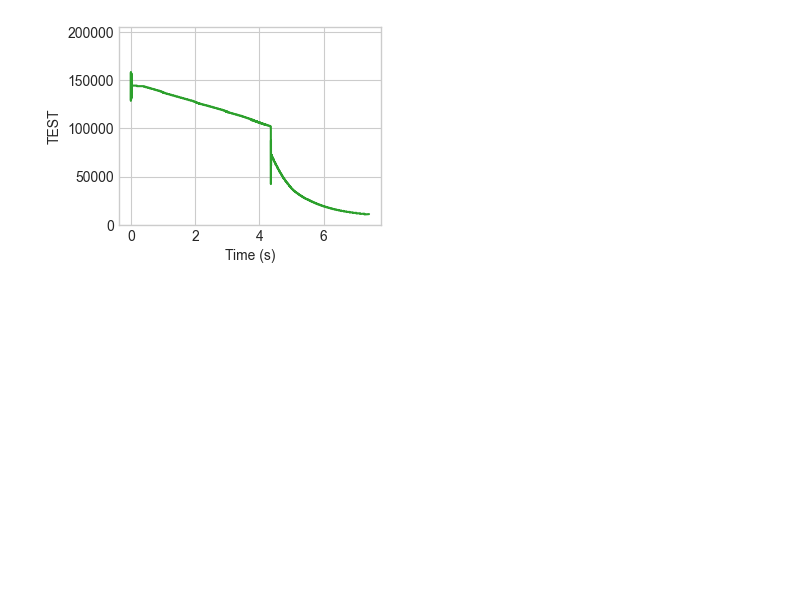
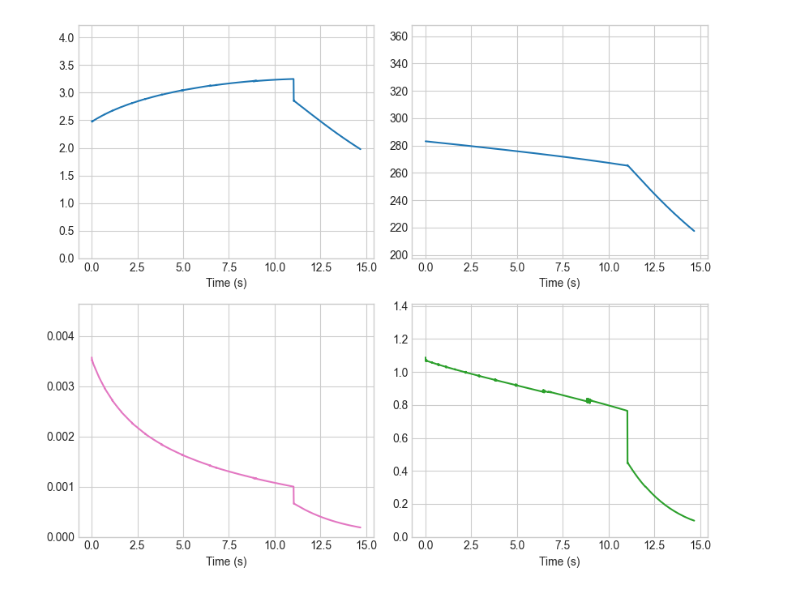
Before and after one commit to PWrInSpace/HybridSim, a Jupyter notebook: simulator.ipynb, the cells around one changed output. Saved outputs shown, nothing was run; the diff lists cells and outputs as text; code cells hidden in the pictures; blank space fills up the shorter version.

```diff
--- a/simulator.ipynb
+++ b/simulator.ipynb
@@ -575,11 +430,35 @@ O/F ratio: 5.195032262230734
 # %%
-plt.subplot(224);
-foo=exit_pressure_data
-plt.plot(time_data, foo, 'C2');
-plt.xlabel('Time (s)');
-plt.ylabel('TEST');
-plt.ylim(0, max(foo)*1.3);
-plt.tight_layout();
-plt.show()
+
+#Quick graphs for other, less important data
+fooo1=of_data
+fooo2=temp_data
+fooo3=rdot_data
+fooo4=pres_exit_data
+
+plt.figure(figsize=(8.5, 7))
+plt.subplot(221)
+plt.plot(time_data, fooo1, 'C0')
+plt.ylim(0, max(fooo1)*1.3)
+plt.xlabel('Time (s)')
+plt.legend()
+plt.tight_layout()
+
+plt.subplot(222)
+plt.plot(time_data, fooo2)
+plt.xlabel('Time (s)')
+plt.ylim(min(fooo2)-20, max(fooo2)*1.3)
+plt.tight_layout()
+
+plt.subplot(223)
+plt.plot(time_data, fooo3, 'C6')
+plt.xlabel('Time (s)')
+plt.ylim(0, max(fooo3)*1.3)
+plt.tight_layout()
+
+plt.subplot(224)
+plt.plot(time_data, fooo4, 'C2') #green
+plt.xlabel('Time (s)')
+plt.ylim(0, max(fooo4)*1.3)
+plt.tight_layout()
 # %% [output]
-[figure, old version]
+[figure, new version]
```
Also changed, not shown: parts of 9 cells of this notebook, 1 other file.
